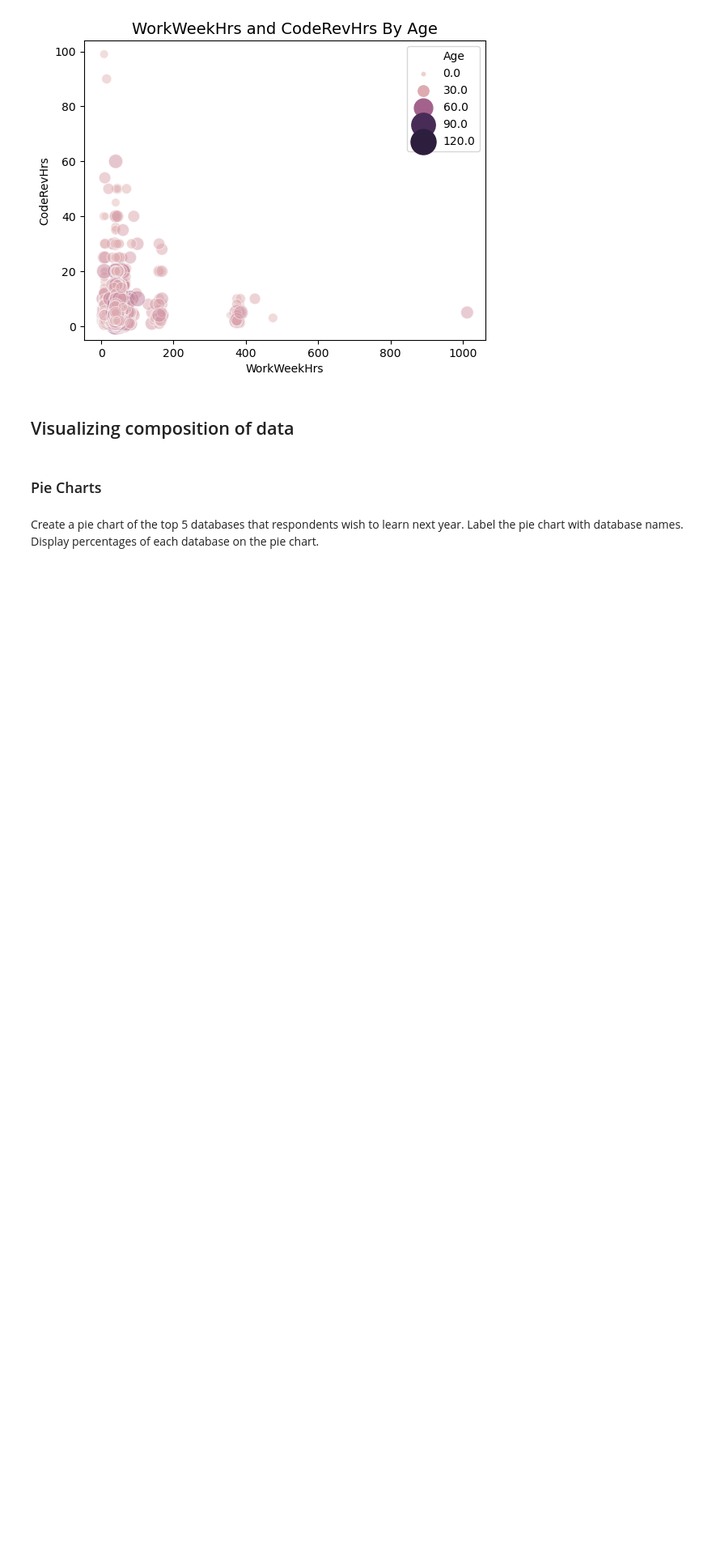
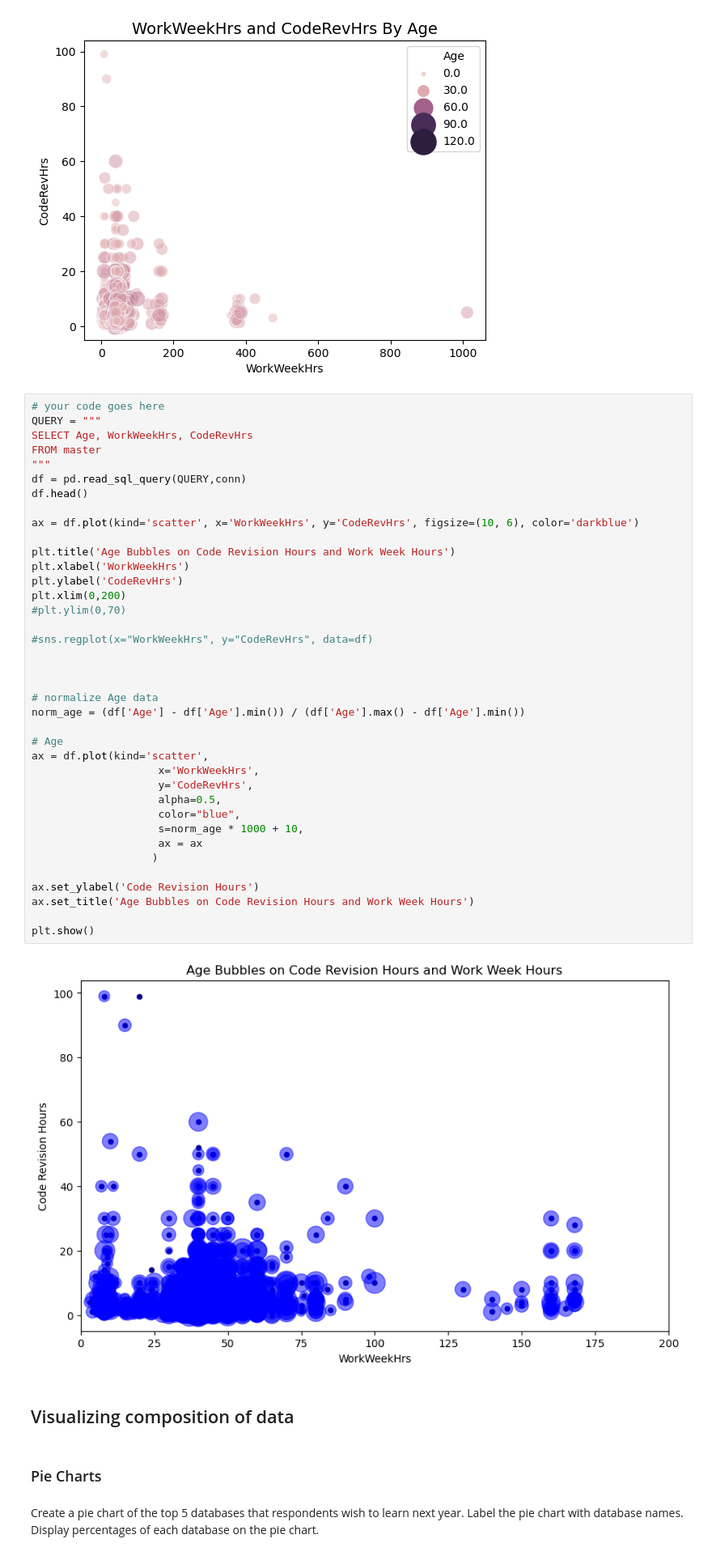
Before and after one commit to aliaformo/data-visualization-lab, a Jupyter notebook: M4DataVisualization-lab.ipynb, the cells around one changed output. Shown: that part at 81% size. Saved outputs shown, nothing was run; the diff lists cells and outputs as text; blank space fills up the shorter version.

```diff
--- a/M4DataVisualization-lab.ipynb
+++ b/M4DataVisualization-lab.ipynb
@@ -231,6 +262,46 @@ plt.ylabel('CodeRevHrs', size=10)
 plt.show()
 # %% [output]
 [figure]
+# %%
+# your code goes here
+QUERY = """
+SELECT Age, WorkWeekHrs, CodeRevHrs
+FROM master
+"""
+df = pd.read_sql_query(QUERY,conn)
+df.head()
+
+ax = df.plot(kind='scatter', x='WorkWeekHrs', y='CodeRevHrs', figsize=(10, 6), color='darkblue')
+
+plt.title('Age Bubbles on Code Revision Hours and Work Week Hours')
+plt.xlabel('WorkWeekHrs')
+plt.ylabel('CodeRevHrs')
+plt.xlim(0,200)
+#plt.ylim(0,70)
+
+#sns.regplot(x="WorkWeekHrs", y="CodeRevHrs", data=df)
+
+
+
+# normalize Age data
+norm_age = (df['Age'] - df['Age'].min()) / (df['Age'].max() - df['Age'].min())
+
+# Age
+ax = df.plot(kind='scatter',
+                    x='WorkWeekHrs',
+                    y='CodeRevHrs',
+                    alpha=0.5,
+                    color="blue",
+                    s=norm_age * 1000 + 10,
+                    ax = ax
+                   )
+
+ax.set_ylabel('Code Revision Hours')
+ax.set_title('Age Bubbles on Code Revision Hours and Work Week Hours')
+
+plt.show()
+# %% [output]
+[figure, added]
 # %% [markdown]
 ## Visualizing composition of data
 # %% [markdown]
```
Also changed, not shown: parts of 6 cells of this notebook.
